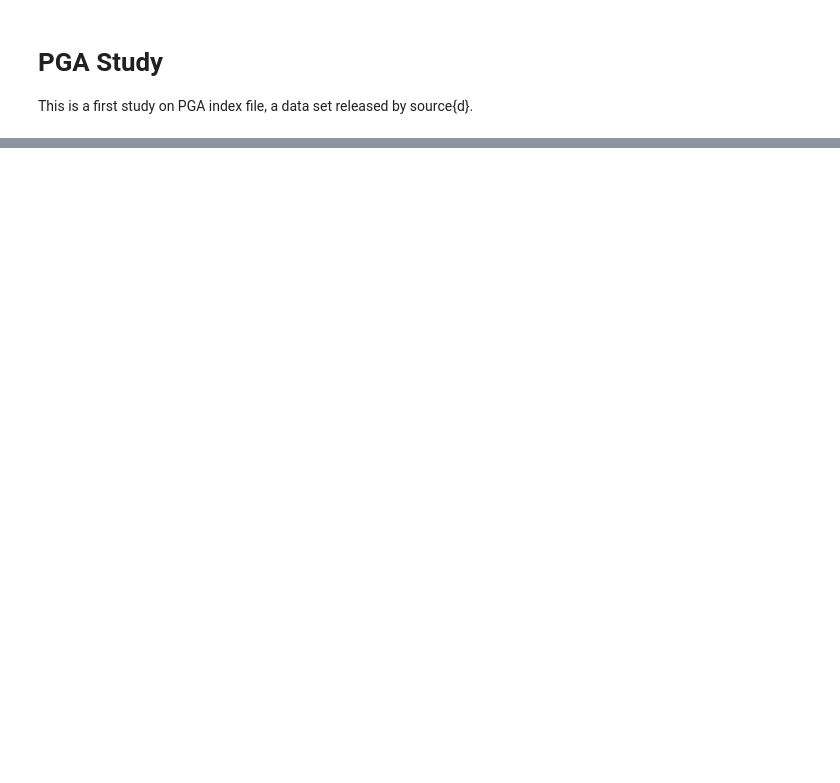
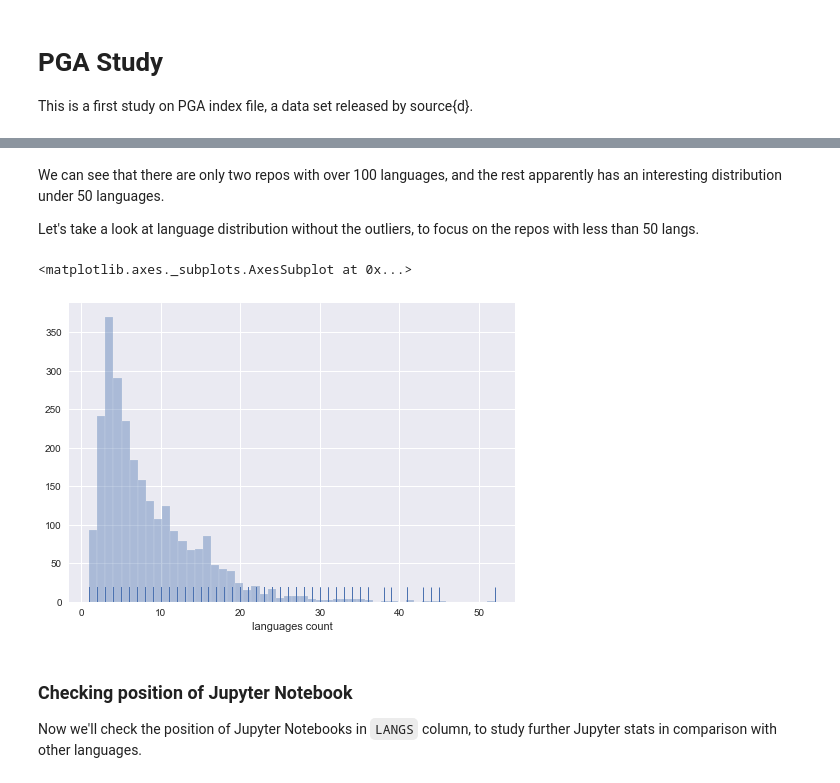
Before and after one commit to gomesfernanda/PGA_study, a Jupyter notebook: PGA_study.ipynb, the cells around one changed output, grey strips where cells are left out. Drawn from its saved outputs; the diff is of its cells as text; code cells hidden in the pictures; blank space fills up the shorter version.

```diff
--- a/PGA_study.ipynb
+++ b/PGA_study.ipynb
@@ -109,0 +86,13 @@ memory usage: 325.8+ KB
+# %% [markdown]
+We can see that there are only two repos with over 100 languages, and the rest apparently has an interesting distribution under 50 languages.
+
+Let's take a look at language distribution without the outliers, to focus on the repos with less than 50 langs.
+# %%
+sns.distplot((jupyter_df[jupyter_df.LANGS_COUNT < 100]['LANGS_COUNT']), bins=50, kde=False, rug=True, hist=True, axlabel="languages count")
+# %% [output]
+<matplotlib.axes._subplots.AxesSubplot at 0x...>
+[figure, added]
+# %% [markdown]
+### Checking position of Jupyter Notebook
+
+Now we'll check the position of Jupyter Notebooks in `LANGS` column, to study further Jupyter stats in comparison with other languages.
```
Also changed, not shown: parts of 16 cells of this notebook.
